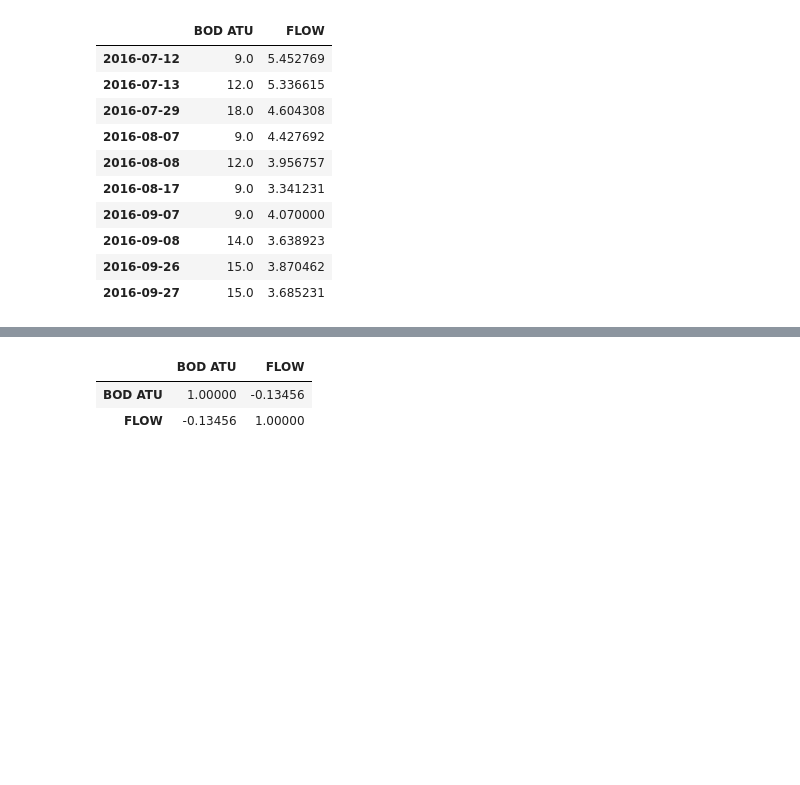
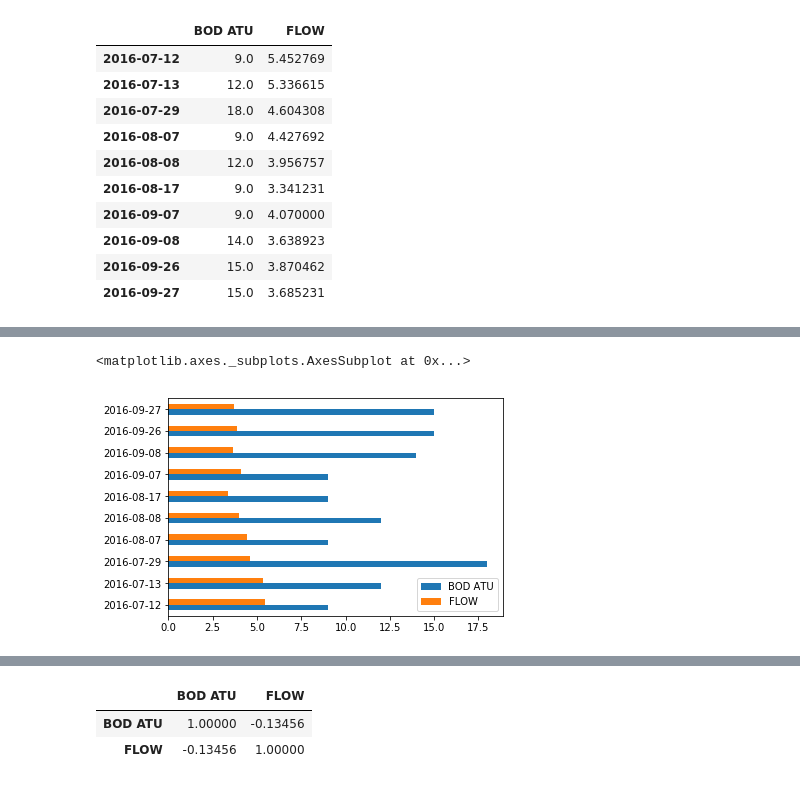
Before and after one commit to quelibrio/EnvironmentalThreatsApliedDataScience, a Jupyter notebook: flood_water_correlation_test.ipynb, the cells around one changed output, grey strips where cells are left out. Cells and saved outputs as stored; diff of their text form; code cells hidden in the pictures; blank space fills up the shorter version.

```diff
--- a/flood_water_correlation_test.ipynb
+++ b/flood_water_correlation_test.ipynb
@@ -104,0 +112,5 @@ joint_df.plot()
+# %%
+joint_df.plot(kind='barh')
+# %% [output]
+<matplotlib.axes._subplots.AxesSubplot at 0x...>
+[figure, added]
```
Also changed, not shown: parts of 3 cells of this notebook.
